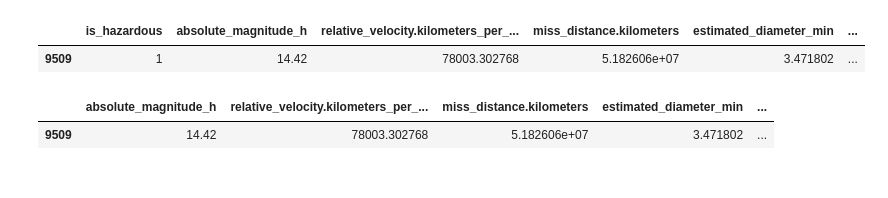
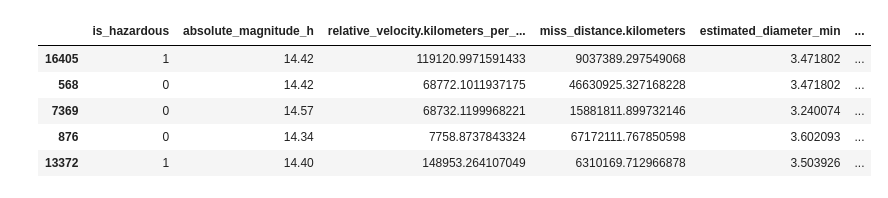
Before and after one commit to PBustamante65/NEO, a Jupyter notebook: API_test/classtest/test.ipynb, the cells around one changed output. Cells and saved outputs as stored; diff of their text form; code cells hidden in the pictures.

```diff
--- a/API_test/classtest/test.ipynb
+++ b/API_test/classtest/test.ipynb
@@ -575,4 +763,7 @@ class RandomForest:
 # %%
 df = pd.read_csv('/Volumes/Maestria/GitHub/NEO/NEO/API_test/CSV/neo_data_copy.csv')
+df = OverallProcessor(df).clean()
+# df.drop(columns=['estimated_diameter_min', 'estimated_diameter_max', 'estimated_diameter_average'], inplace=True)
+df = OverallProcessor(df).rus()
 df.head()
 # %% [output]
@@ -601,3 +775,0 @@ df2.shape
-# %%
-df = OverallProcessor(df).smote()
-df.shape
@@ -660,14 +890,12 @@ weighted avg       1.00      1.00      1.00     55167
 # %%
-pdpred = df2.iloc[9509]
+pdpred = df.iloc[[16405, 568, 7369, 876, 13372]]
 
-pdpred = pd.DataFrame([pdpred])
+# pdpred = pd.DataFrame([pdpred])
 pdpred
 # %% [output]
 |  | is_hazardous | absolute_magnitude_h | relative_velocity.kilometers_per_... | miss_distance.kilometers | estimated_diameter_min | ... |
-| 9509 | 1 | 14.42 | 78003.302768 | 5.182606e+07 | 3.471802 | ... |
+| 16405 | 1 | 14.42 | 119120.9971591433 | 9037389.297549068 | 3.471802 | ... |
+| 568 | 0 | 14.42 | 68772.1011937175 | 46630925.327168228 | 3.471802 | ... |
+| 7369 | 0 | 14.57 | 68732.1199968221 | 15881811.899732146 | 3.240074 | ... |
+| 876 | 0 | 14.34 | 7758.8737843324 | 67172111.767850598 | 3.602093 | ... |
+| 13372 | 1 | 14.40 | 148953.264107049 | 6310169.712966878 | 3.503926 | ... |
-# %%
-pdpred.drop(columns=['is_hazardous'], inplace=True)
-pdpred
-# %% [output]
-|  | absolute_magnitude_h | relative_velocity.kilometers_per_... | miss_distance.kilometers | estimated_diameter_min | ... |
-| 9509 | 14.42 | 78003.302768 | 5.182606e+07 | 3.471802 | ... |
```
Also changed, not shown: parts of 15 cells of this notebook, 8 other files.
